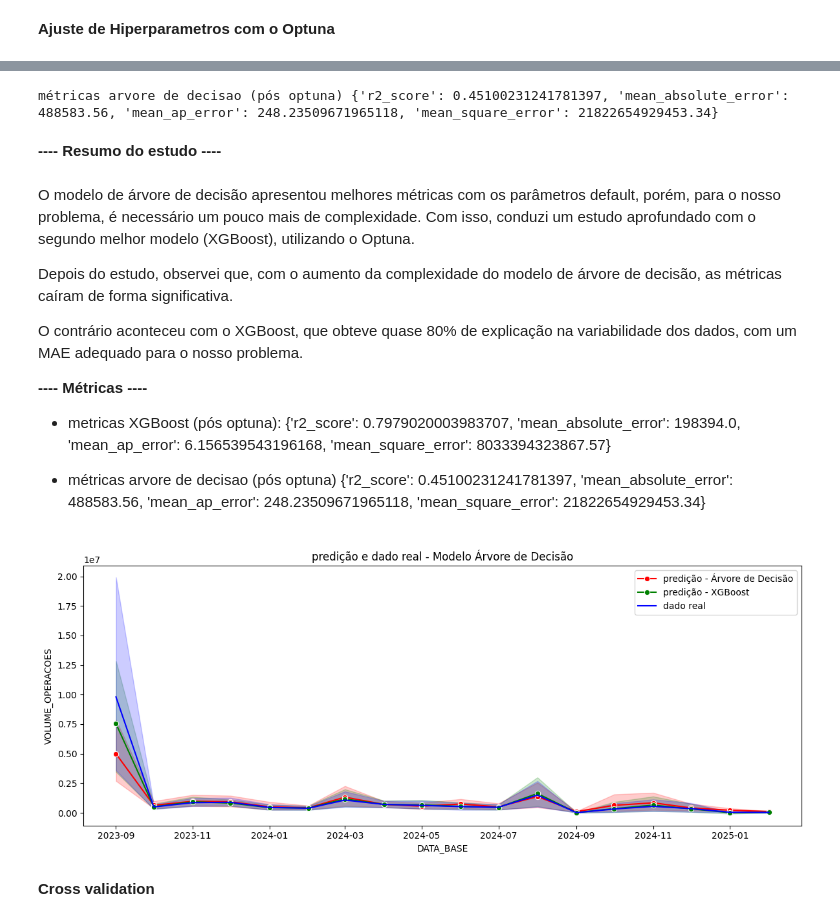
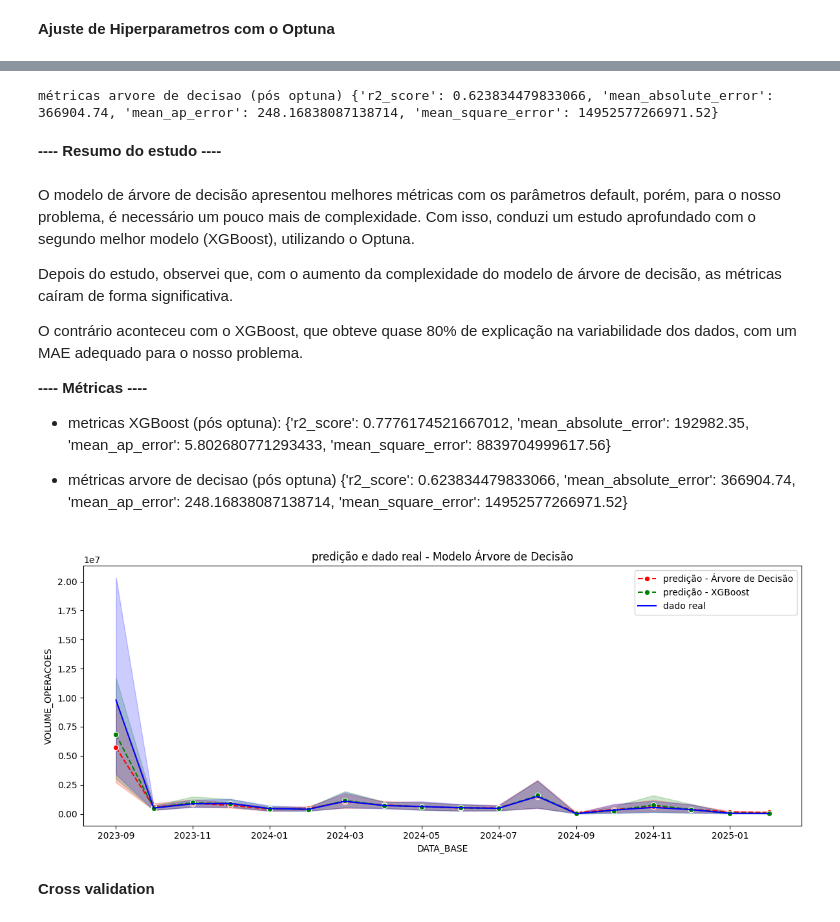
Before and after one commit to WesleySouza13/Projeto-Risco-de-Credito---Desenrola-Brasil, a Jupyter notebook: notebooks/notebook.ipynb, the cells around one changed output, grey strips where cells are left out. Saved outputs shown, nothing was run; the diff lists cells and outputs as text; code cells hidden in the pictures.

```diff
--- a/notebooks/notebook.ipynb
+++ b/notebooks/notebook.ipynb
@@ -644,7 +641,7 @@ cat_atribs = ['UNIDADE_FEDERACAO', 'NOME_CONGLOMERADO_FINANCEIRO']
 num_atribs = ['TIPO_DESENROLA', 'COD_CONGLOMERADO_FINANCEIRO', 'NUMERO_OPERACOES', 'MEDIA_OPERAÇOES']
 # %%
 #column transformer
-column_transf = ColumnTransformer([('scaler',StandardScaler(), num_atribs),
+column_transf = ColumnTransformer([('scaler',MinMaxScaler(), num_atribs),
                                 ('one_hot', OneHotEncoder(handle_unknown='ignore'), cat_atribs)])
 # %%
 #setando pipeline
@@ -850,10 +847,11 @@ study_xg.best_params
 # %%
 #setando hiperparametros no modelo
-xgboost = XGBRegressor(max_depth=25,min_child_weight = 1, subsample= 0.5266388740611875,
-                            colsample_bytree= 0.9928463898702882,
-                            n_estimators = 249,
-                            learning_rate = 0.2888099553068311,
-                            max_leaves= 22 )
+xgboost = XGBRegressor(max_depth=20,min_child_weight = 1, subsample= 0.8167862525029747,
+                            colsample_bytree= 0.9850036356169257,
+                            n_estimators = 108,
+                            learning_rate = 0.2728841269988098,
+                            max_leaves= 46,
+                            gamma= 0.4532811681003076)
 # %%
 #fit e predict
 pipe_xgboost = pipe.set_params(model=xgboost).fit(x_train, y_train)
@@ -891,11 +889,13 @@ study.best_params
 # %%
 #prediçao definitiva com a arvore de decisao pós optuna
-pipe_tree = pipe.set_params(model=DecisionTreeRegressor(max_depth=24, min_samples_leaf=20, max_leaf_nodes=16, random_state=0)).fit(x_train, y_train)
+pipe_tree = pipe.set_params(model=DecisionTreeRegressor(max_depth=17,
+                                                        min_samples_leaf=2,
+                                                        max_leaf_nodes=38, random_state=0)).fit(x_train, y_train)
 tree_pred = pipe_tree.predict(x_test)
 tree_metrics = metrics(y_pred=tree_pred, y_real=y_test)
 print(f'métricas arvore de decisao (pós optuna) {tree_metrics}')
 # %% [output]
-métricas arvore de decisao (pós optuna) {'r2_score': 0.45100231241781397, 'mean_absolute_error': 488583.56, 'mean_ap_error': 248.23509671965118, 'mean_square_error': 21822654929453.34}
+métricas arvore de decisao (pós optuna) {'r2_score': 0.623834479833066, 'mean_absolute_error': 366904.74, 'mean_ap_error': 248.16838087138714, 'mean_square_error': 14952577266971.52}
 # %% [markdown]
 **---- Resumo do estudo ----**
 # %% [markdown]
@@ -908,21 +908,22 @@ O contrário aconteceu com o XGBoost, que obteve quase 80% de explicação na va
 
 **---- Métricas ----**
 
- - metricas XGBoost (pós optuna): {'r2_score': 0.7979020003983707, 'mean_absolute_error': 198394.0, 'mean_ap_error': 6.156539543196168, 'mean_square_error': 8033394323867.57}
+ - metricas XGBoost (pós optuna): {'r2_score': 0.7776174521667012, 'mean_absolute_error': 192982.35, 'mean_ap_error': 5.802680771293433, 'mean_square_error': 8839704999617.56}
 
- - métricas arvore de decisao (pós optuna) {'r2_score': 0.45100231241781397, 'mean_absolute_error': 488583.56, 'mean_ap_error': 248.23509671965118, 'mean_square_error': 21822654929453.34}
+
+ - métricas arvore de decisao (pós optuna) {'r2_score': 0.623834479833066, 'mean_absolute_error': 366904.74, 'mean_ap_error': 248.16838087138714, 'mean_square_error': 14952577266971.52}
 # %%
 #plotando prediçoes e dado real
 plt.figure(figsize=(12,5))
 plt.title('predição e dado real - Modelo Árvore de Decisão')
-sns.lineplot(x= x_test.index, y=tree_pred, color='red', marker='o', label='predição - Árvore de Decisão')
-sns.lineplot(x=x_test.index, y=pred_xgboost, color='green', label='predição - XGBoost', marker='o')
+sns.lineplot(x= x_test.index, y=tree_pred, color='red', marker='o', label='predição - Árvore de Decisão',  linestyle='--')
+sns.lineplot(x=x_test.index, y=pred_xgboost, color='green', label='predição - XGBoost', marker='o',  linestyle='--')
 sns.lineplot(x=x_test.index, y=y_test, color='blue', label='dado real')
 plt.tight_layout()
 plt.legend()
 plt.show()
 # %% [output]
-[figure, old version]
+[figure, new version]
 # %% [markdown]
 **Cross validation**
 # %%
```
Also changed, not shown: parts of 23 cells of this notebook, 1 other file.
